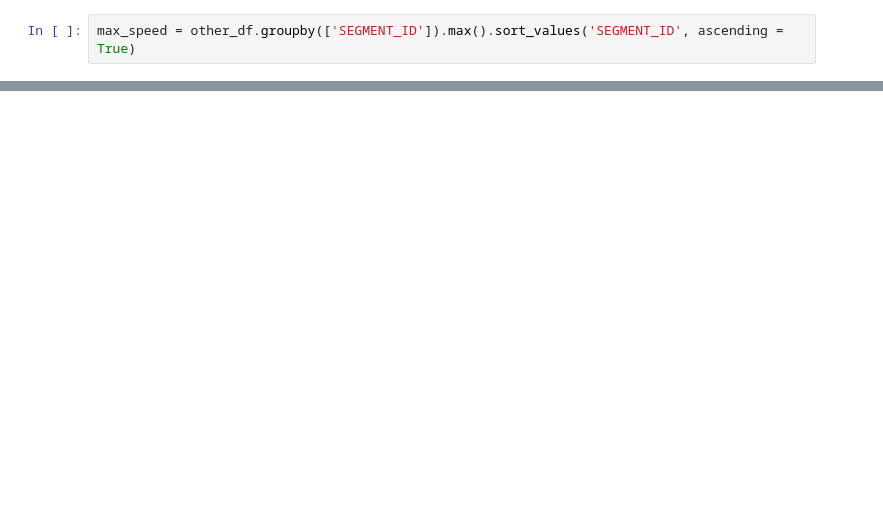
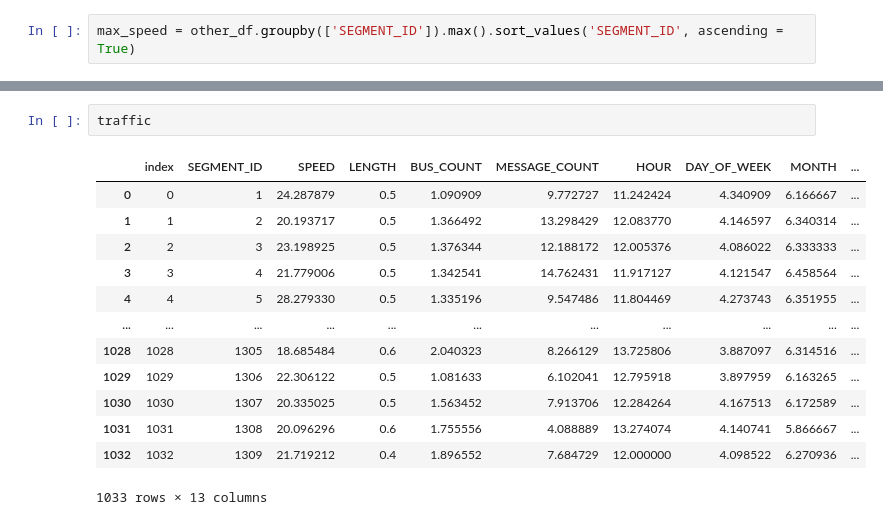
Before and after one commit to gkim23/MTFCTraffic, a Jupyter notebook: MTFC data.ipynb, the cells around one changed output, grey strips where cells are left out. Drawn from its saved outputs; the diff is of its cells as text; blank space fills up the shorter version.

```diff
--- a/MTFC data.ipynb
+++ b/MTFC data.ipynb
@@ -29,0 +36,16 @@ min_speed_2 = min_speed_2.reset_index()
+# %%
+traffic
+# %% [output]
+|  | index | SEGMENT_ID | SPEED | LENGTH | BUS_COUNT | MESSAGE_COUNT | HOUR | DAY_OF_WEEK | MONTH | ... |
+| 0 | 0 | 1 | 24.287879 | 0.5 | 1.090909 | 9.772727 | 11.242424 | 4.340909 | 6.166667 | ... |
+| 1 | 1 | 2 | 20.193717 | 0.5 | 1.366492 | 13.298429 | 12.083770 | 4.146597 | 6.340314 | ... |
+| 2 | 2 | 3 | 23.198925 | 0.5 | 1.376344 | 12.188172 | 12.005376 | 4.086022 | 6.333333 | ... |
+| 3 | 3 | 4 | 21.779006 | 0.5 | 1.342541 | 14.762431 | 11.917127 | 4.121547 | 6.458564 | ... |
+| 4 | 4 | 5 | 28.279330 | 0.5 | 1.335196 | 9.547486 | 11.804469 | 4.273743 | 6.351955 | ... |
+| ... | ... | ... | ... | ... | ... | ... | ... | ... | ... | ... |
+| 1028 | 1028 | 1305 | 18.685484 | 0.6 | 2.040323 | 8.266129 | 13.725806 | 3.887097 | 6.314516 | ... |
+| 1029 | 1029 | 1306 | 22.306122 | 0.5 | 1.081633 | 6.102041 | 12.795918 | 3.897959 | 6.163265 | ... |
+| 1030 | 1030 | 1307 | 20.335025 | 0.5 | 1.563452 | 7.913706 | 12.284264 | 4.167513 | 6.172589 | ... |
+| 1031 | 1031 | 1308 | 20.096296 | 0.6 | 1.755556 | 4.088889 | 13.274074 | 4.140741 | 5.866667 | ... |
+| 1032 | 1032 | 1309 | 21.719212 | 0.4 | 1.896552 | 7.684729 | 12.000000 | 4.098522 | 6.270936 | ... |
+1033 rows × 13 columns
```
Also changed, not shown: parts of 36 cells of this notebook, 5 other files.
